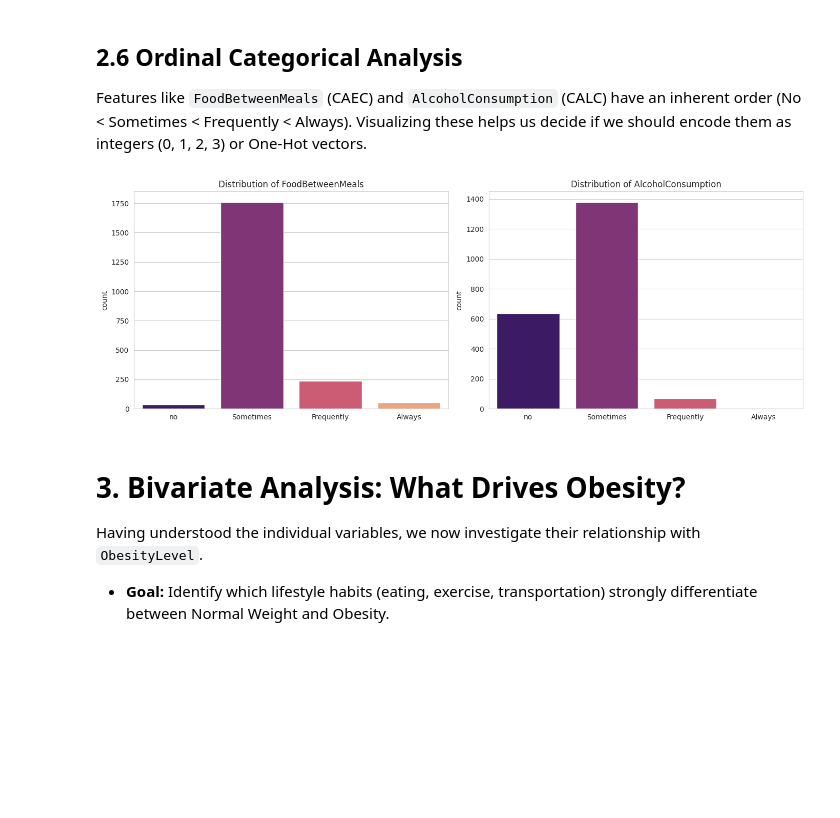
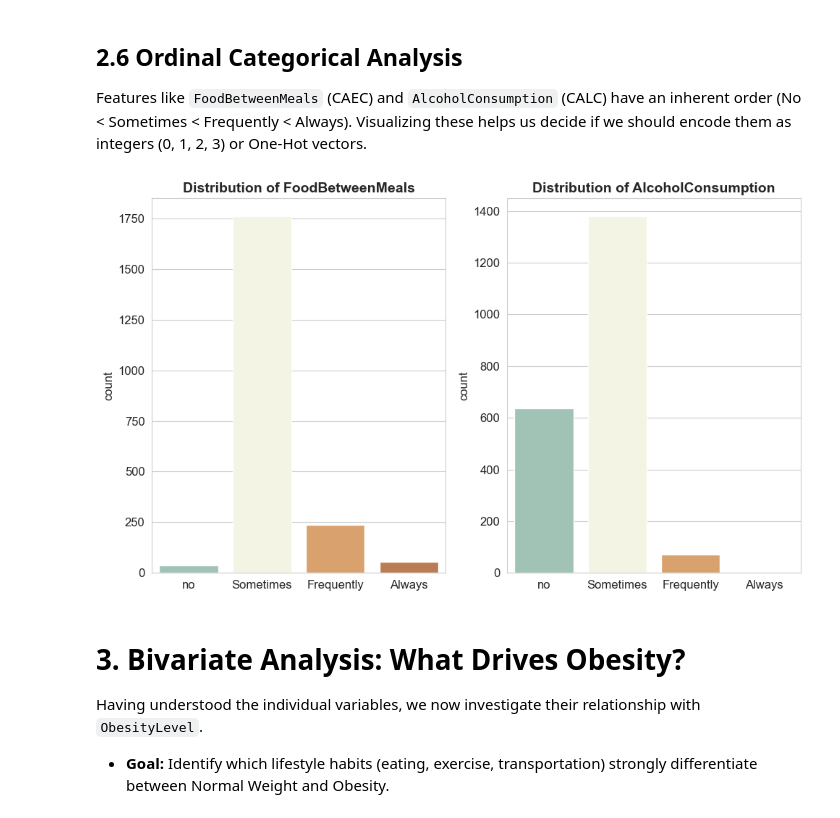
Before and after one commit to Altynbek38/parfume-project, a Jupyter notebook: obessity.ipynb, the cells around one changed output. Saved outputs shown, nothing was run; the diff lists cells and outputs as text; code cells hidden in the pictures; blank space fills up the shorter version.

Commit message:
changed style, theme, colors for plots

```diff
--- a/obessity.ipynb
+++ b/obessity.ipynb
@@ -41,5 +34,14 @@ sns.set_style("whitegrid")
 import warnings
 warnings.filterwarnings('ignore')
+# %%
+custom_colors = ["#9AC9B6", "#F6F7E1", "#EBA05C", "#CB7843", "#7D4E3E"]
+sns.set_style("whitegrid")
+sns.set_palette(custom_colors)
+%matplotlib inline
+plt.rcParams['figure.figsize'] = (10, 6)
+plt.rcParams['font.size'] = 12
+plt.rcParams['axes.titlesize'] = 14
+plt.rcParams['axes.titleweight'] = 'bold'
 # %% [markdown]
 ### 1.2 Load Dataset
 We load the `ObesityDataSet_raw_and_data_sinthetic.csv` file into a pandas DataFrame.
@@ -279,0 +253,23 @@ plt.show()
+# %%
+cat_cols = ['Gender', 'FamilyHistory', 'HighCaloricFood', 'Smoke', 'CalorieMonitoring', 'Transportation']
+
+fig, axes = plt.subplots(2, 3, figsize=(10, 6))
+axes = axes.flatten()
+
+for i, col in enumerate(cat_cols):
+    counts = df[col].value_counts(normalize=True)
+
+    sns.barplot(x=counts.index, y=counts.values, ax=axes[i], hue=counts.index, palette=custom_colors, legend=False)
+
+    axes[i].set_title(f'Distribution of {col}')
+    axes[i].set_ylabel('Percentage')
+    axes[i].set_xlabel('')
+    axes[i].set_ylim(0, 1.2)
+
+    for p in axes[i].patches:
+        axes[i].annotate(f'{p.get_height()*100:.1f}%',
+                         (p.get_x() + p.get_width() / 2., p.get_height()),
+                         ha='center', va='bottom', fontsize=10, color='#333333')
+
+plt.tight_layout()
+plt.show()
@@ -281,21 +279,20 @@ plt.show()
 ## 2.6 Ordinal Categorical Analysis
 Features like `FoodBetweenMeals` (CAEC) and `AlcoholConsumption` (CALC) have an inherent order (No < Sometimes < Frequently < Always). Visualizing these helps us decide if we should encode them as integers (0, 1, 2, 3) or One-Hot vectors.
 # %%
-# Ordinal features with specific order
 ordinal_cols = ['FoodBetweenMeals', 'AlcoholConsumption']
 order_list = ['no', 'Sometimes', 'Frequently', 'Always']
 
-fig, axes = plt.subplots(1, 2, figsize=(14, 5))
+fig, axes = plt.subplots(1, 2, figsize=(10, 6))
 
 for i, col in enumerate(ordinal_cols):
-    sns.countplot(x=col, data=df, order=order_list, ax=axes[i], palette='magma')
+    sns.countplot(x=col, data=df, order=order_list, ax=axes[i], palette=custom_colors)
     axes[i].set_title(f'Distribution of {col}')
     axes[i].set_xlabel('')
 
 plt.tight_layout()
 plt.show()
 # %% [output]
-[figure, old version]
+[figure, new version]
 # %% [markdown]
 # 3. Bivariate Analysis: What Drives Obesity?
 
```
Also changed, not shown: parts of 23 cells of this notebook, 1 other file.
